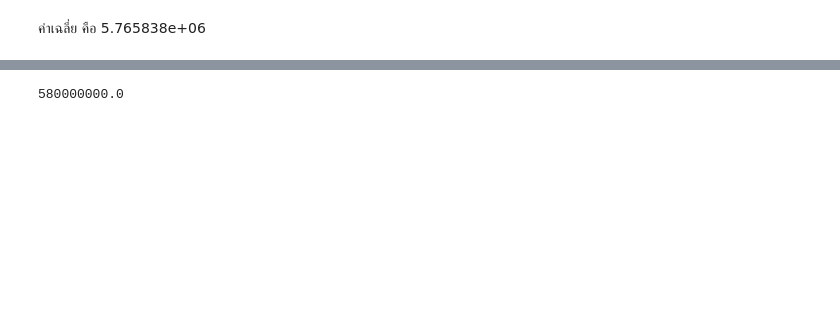
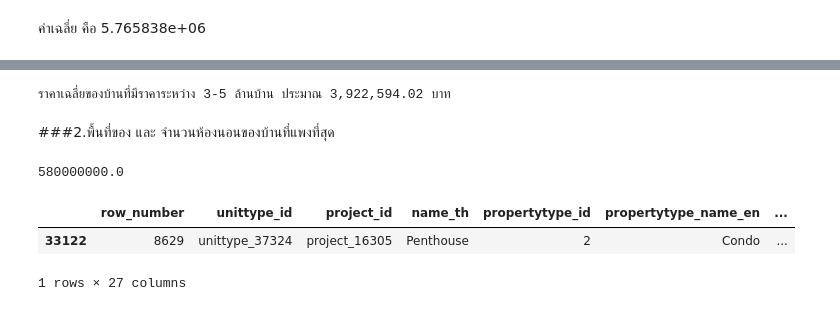
Before and after one commit to kumoromilee/BasicProg_DataViz65, a Jupyter notebook: Pandas_Dataframe.ipynb, the cells around one changed output, grey strips where cells are left out. Saved outputs shown, nothing was run; the diff lists cells and outputs as text; code cells hidden in the pictures; blank space fills up the shorter version.

```diff
--- a/Pandas_Dataframe.ipynb
+++ b/Pandas_Dataframe.ipynb
@@ -197,7 +197,22 @@ data1[data1['price_min']>3000000&5000000].describe()
 | 50% | 20872.000000 | 2.000000 | 50.000000 | 125.000000 | 3.200000e+06 | 2.000000 | ... |
 | 75% | 31526.000000 | 3.000000 | 60.000000 | 177.000000 | 5.489000e+06 | 3.000000 | ... |
 | max | 42625.000000 | 20000.000000 | 335.000000 | 4350.000000 | 5.800000e+08 | 10.000000 | ... |
+# %%
+m  = data1[ (data1['price_min']>=3000000) & (data1['price_min'] <=5000000 ) ].describe() # นำข้อมูลราคาบ้านเข้าตาราง m
+me = m.iloc[1,4] # เลือก column และ row ที่สนใจ (mean) และใส่ตัวแปรเป็น me
+print(f'ราคาเฉลี่ยของบ้านที่มีราคาระหว่าง 3-5 ล้านบ้าน ประมาณ {me:,.2f} บาท' )
+# %% [output]
+ราคาเฉลี่ยของบ้านที่มีราคาระหว่าง 3-5 ล้านบ้าน ประมาณ 3,922,594.02 บาท
+# %% [markdown]
+###2.พื้นที่ของ และ จำนวนห้องนอนของบ้านที่แพงที่สุด
 # %%
 data1['price_min'].max()
 # %% [output]
 580000000.0
+# %%
+P = data1[data1['price_min']==580000000.0] # นำข้อมูลของบ้านที่แพงที่สุดเข้าตาราง P #หรือใส่ ==data1['price_min'].max()
+P
+# %% [output]
+|  | row_number | unittype_id | project_id | name_th | propertytype_id | propertytype_name_en | ... |
+| 33122 | 8629 | unittype_37324 | project_16305 | Penthouse | 2 | Condo | ... |
+1 rows × 27 columns
```
Also changed, not shown: parts of 14 cells of this notebook.
